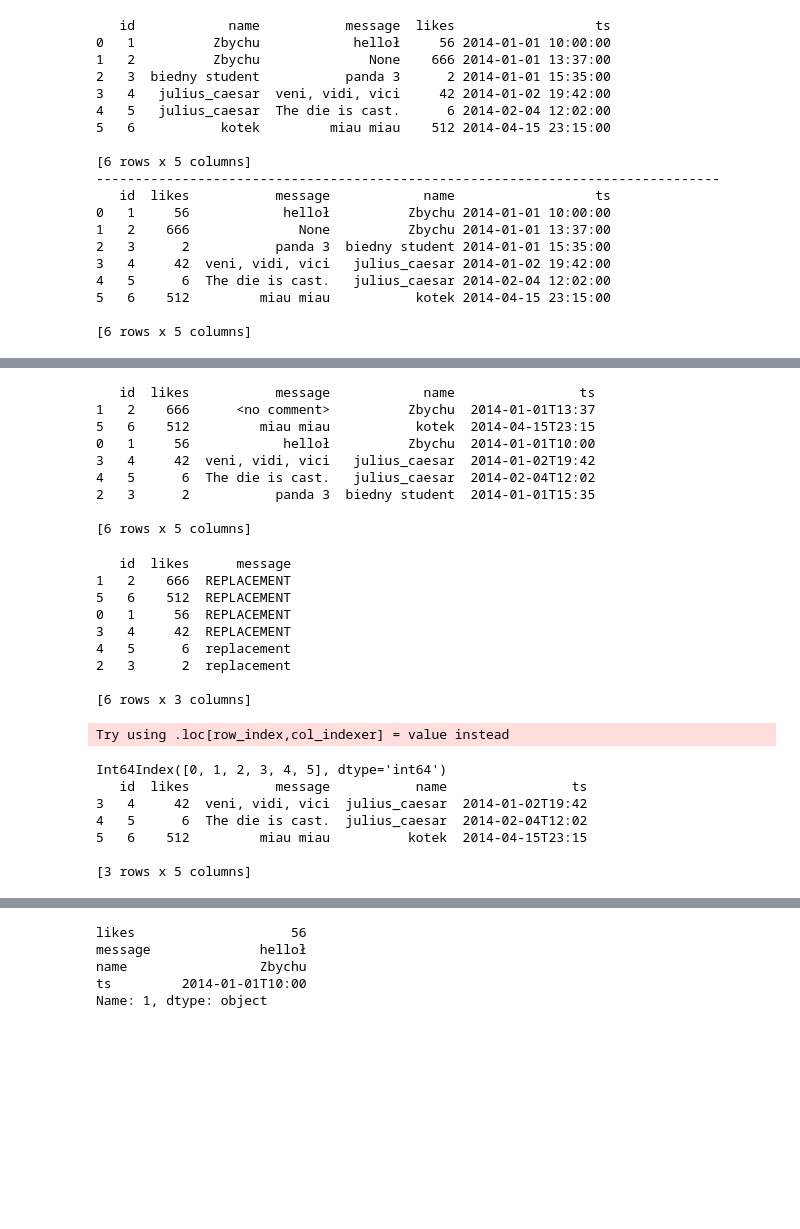
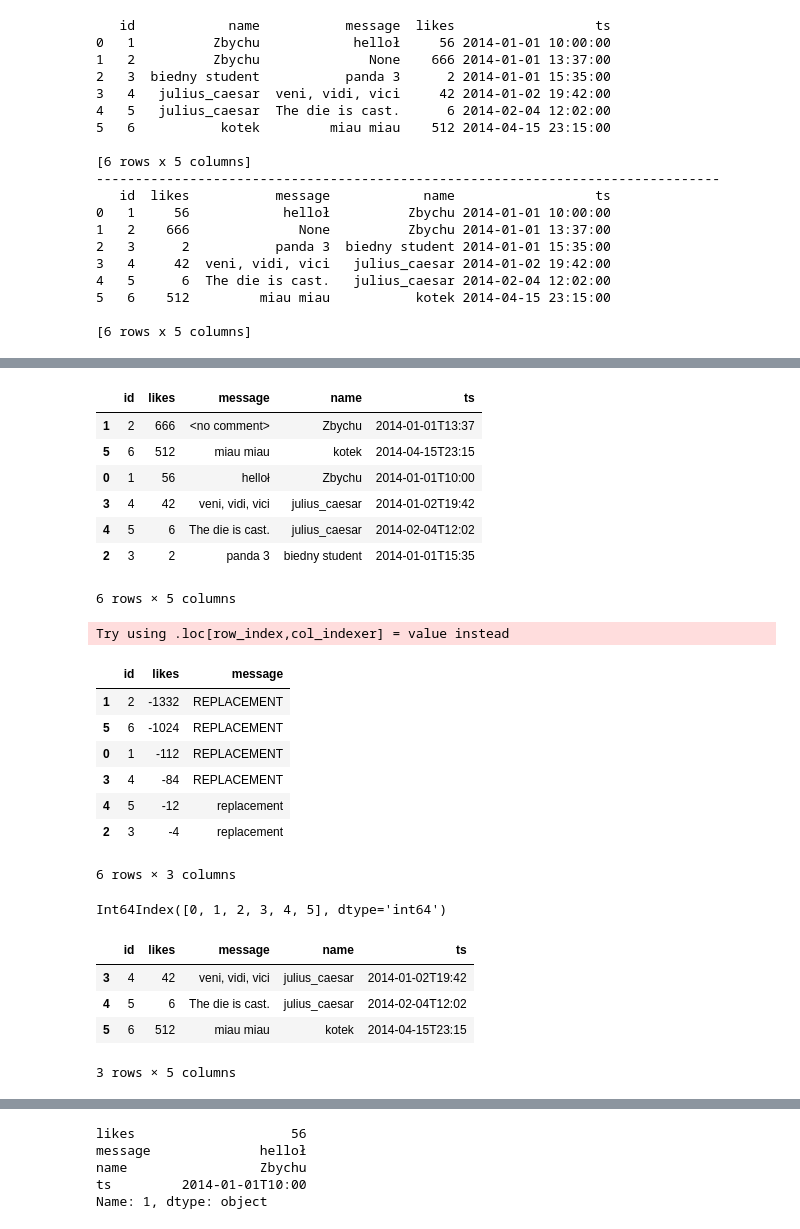
Before and after one commit to pawroman/pywaw-pandas, a Jupyter notebook: src/pandas_pywaw.ipynb, the cells around one changed output, grey strips where cells are left out. Cells and saved outputs as stored; diff of their text form; code cells hidden in the pictures; blank space fills up the shorter version.

```diff
--- a/src/pandas_pywaw.ipynb
+++ b/src/pandas_pywaw.ipynb
@@ -186,16 +194,15 @@ print pandas.DataFrame([
 # %%
 posts_sorted = posts.sort("likes", ascending=False).fillna("<no comment>")
-print posts_sorted
+posts_sorted
 # %% [output]
+|  | id | likes | message | name | ts |
+| 1 | 2 | 666 | <no comment> | Zbychu | 2014-01-01T13:37 |
+| 5 | 6 | 512 | miau miau | kotek | 2014-04-15T23:15 |
+| 0 | 1 | 56 | helloł | Zbychu | 2014-01-01T10:00 |
+| 3 | 4 | 42 | veni, vidi, vici | julius_caesar | 2014-01-02T19:42 |
+| 4 | 5 | 6 | The die is cast. | julius_caesar | 2014-02-04T12:02 |
+| 2 | 3 | 2 | panda 3 | biedny student | 2014-01-01T15:35 |
-   id  likes           message            name                ts
-1   2    666      <no comment>          Zbychu  2014-01-01T13:37
-5   6    512         miau miau           kotek  2014-04-15T23:15
-0   1     56            helloł          Zbychu  2014-01-01T10:00
-3   4     42  veni, vidi, vici   julius_caesar  2014-01-02T19:42
-4   5      6  The die is cast.   julius_caesar  2014-02-04T12:02
-2   3      2           panda 3  biedny student  2014-01-01T15:35
-
-[6 rows x 5 columns]
+6 rows × 5 columns
 # %%
 posts_sorted["message"] = "replacement"
 
@@ -204,30 +211,29 @@ posts_sorted[posts_sorted["likes"] > 20]["message"] = "ignored"
 
 # bezpośrednia manipulacja
 posts_sorted.ix[posts_sorted["likes"] > 20, "message"] = posts_sorted["message"].str.upper()
+posts_sorted["likes"] *= -2
 
-print posts_sorted[["id", "likes", "message"]]
+posts_sorted[["id", "likes", "message"]]
 # %% [output]
-   id  likes      message
-1   2    666  REPLACEMENT
-5   6    512  REPLACEMENT
-0   1     56  REPLACEMENT
-3   4     42  REPLACEMENT
-4   5      6  replacement
-2   3      2  replacement
-
-[6 rows x 3 columns]
+Try using .loc[row_index,col_indexer] = value instead
+|  | id | likes | message |
+| 1 | 2 | -1332 | REPLACEMENT |
+| 5 | 6 | -1024 | REPLACEMENT |
+| 0 | 1 | -112 | REPLACEMENT |
+| 3 | 4 | -84 | REPLACEMENT |
+| 4 | 5 | -12 | replacement |
+| 2 | 3 | -4 | replacement |
-Try using .loc[row_index,col_indexer] = value instead
+6 rows × 3 columns
 # %%
 # wybieranie po domyślnym indexie (range(len(posts)))
 print posts.index
-print posts[3:6]
+posts[3:6]
 # %% [output]
 Int64Index([0, 1, 2, 3, 4, 5], dtype='int64')
-   id  likes           message           name                ts
-3   4     42  veni, vidi, vici  julius_caesar  2014-01-02T19:42
-4   5      6  The die is cast.  julius_caesar  2014-02-04T12:02
-5   6    512         miau miau          kotek  2014-04-15T23:15
-
-[3 rows x 5 columns]
+|  | id | likes | message | name | ts |
+| 3 | 4 | 42 | veni, vidi, vici | julius_caesar | 2014-01-02T19:42 |
+| 4 | 5 | 6 | The die is cast. | julius_caesar | 2014-02-04T12:02 |
+| 5 | 6 | 512 | miau miau | kotek | 2014-04-15T23:15 |
+3 rows × 5 columns
 # %%
 posts_id = posts.set_index("id")
```
Also changed, not shown: parts of 16 cells of this notebook, 2 other files.
